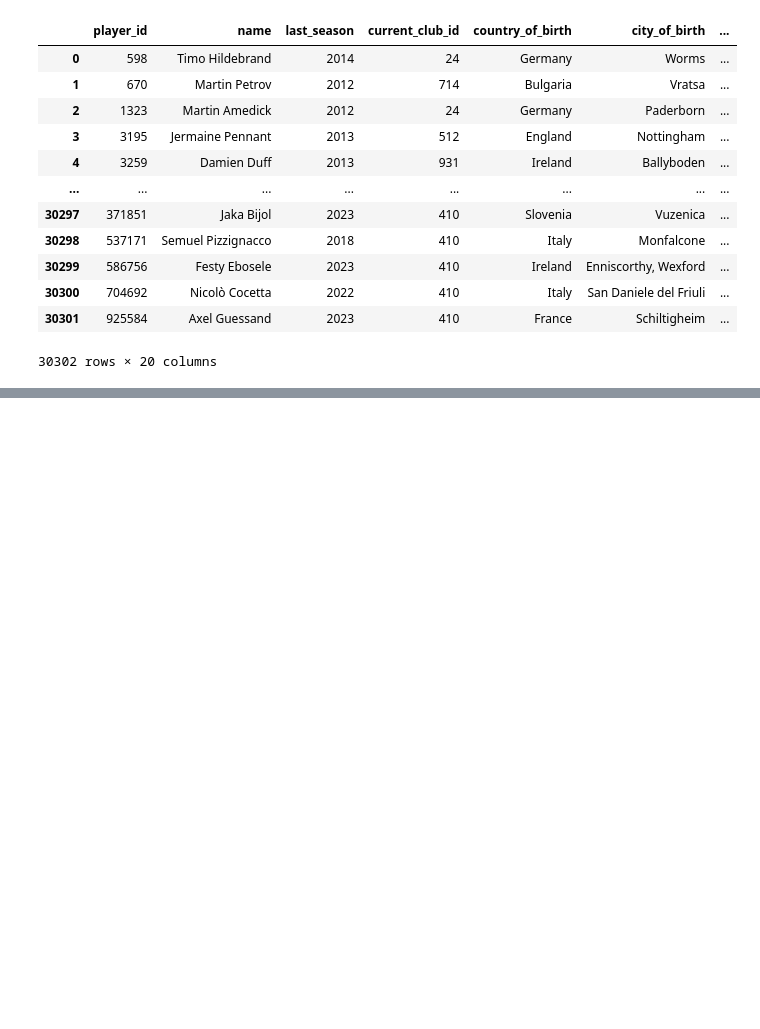
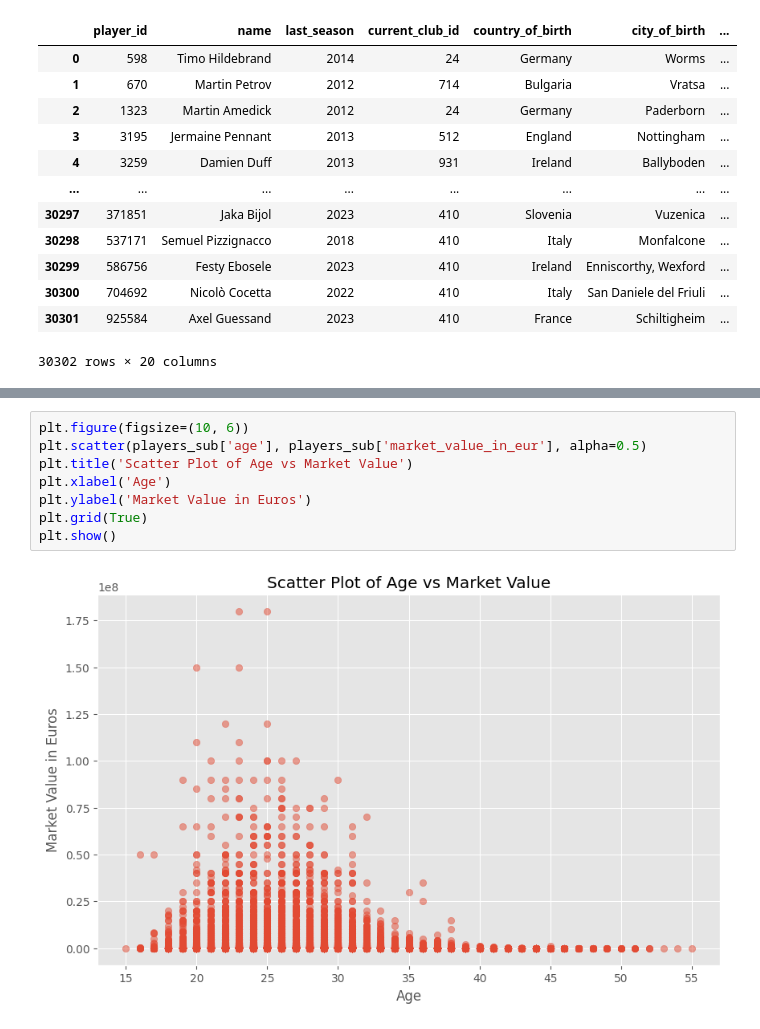
Before and after one commit to Bilguun-Batsaikhan/IUM-TWEB, a Jupyter notebook: Solution/jupyter_notebook/players.ipynb, the cells around one changed output, grey strips where cells are left out. Cells and saved outputs as stored; diff of their text form; blank space fills up the shorter version.

```diff
--- a/Solution/jupyter_notebook/players.ipynb
+++ b/Solution/jupyter_notebook/players.ipynb
@@ -303,0 +337,10 @@ plt.show()
+# %%
+plt.figure(figsize=(10, 6))
+plt.scatter(players_sub['age'], players_sub['market_value_in_eur'], alpha=0.5)
+plt.title('Scatter Plot of Age vs Market Value')
+plt.xlabel('Age')
+plt.ylabel('Market Value in Euros')
+plt.grid(True)
+plt.show()
+# %% [output]
+[figure, added]
```
Also changed, not shown: parts of 15 cells of this notebook.
